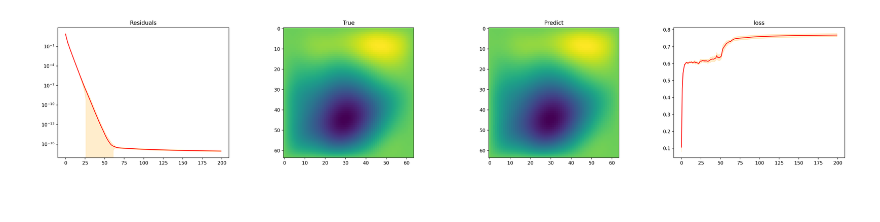
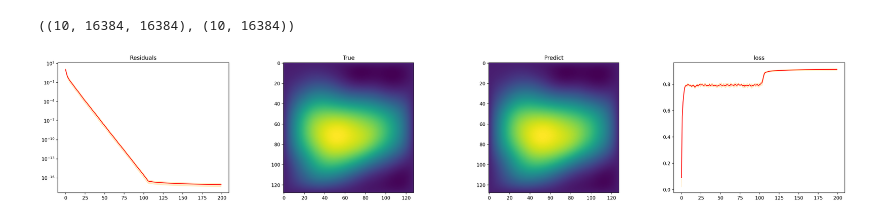
Before and after one commit to arudikov/FCG-NO, a Jupyter notebook: FCG for Poisson equation with generation solution another approach.ipynb, the cells around one changed output. Drawn from its saved outputs; the diff is of its cells as text; code cells hidden in the pictures.

```diff
--- a/FCG for Poisson equation with generation solution another approach.ipynb
+++ b/FCG for Poisson equation with generation solution another approach.ipynb
@@ -382,19 +362,22 @@ A.shape
-# %%
-N_iter = 200
-m_max = 20
-h = 1. / args.grid
-N_epochs = 20
-
-optimization_specification['N_epochs'] = N_epochs
-optimization_specification['batch_size'] = N_samples
-optimization_specification['learning_rate'] = 1e-4
-
-_, Ar = scan(spsolve_scan, [A, dataset[0].reshape(-1, args.grid**2)], jnp.arange(A.shape[0]))
-Ar = jnp.array(Ar)
-
-P, R, U, X, values, _ = FCG(A, dataset[0].reshape(-1, args.grid**2), Ar.reshape(-1, args.grid**2)*h**2, model, N_iter, m_max, optimization_specification)
-# %% [output]
-[figure, removed]
+# %%
+key = random.PRNGKey(12)
+
+N_samples = 10
+A_test, rhs_test = dataset(grid=args.grid, N_samples=N_samples, key=key)
+A_test.shape, rhs_test.shape
+# %% [output]
+((10, 16384, 16384), (10, 16384))
+# %%
+N_iter = 200
+m_max = 10
+h = 1. / args.grid
+
+A_bcsr = jsparse.BCSR.from_bcoo(A_test)
+u_exact = jnp.stack([jsparse.linalg.spsolve(A_bcsr.data[n], A_bcsr.indices[n], A_bcsr.indptr[n], rhs_test[n].reshape(-1,)) for n in range(N_samples)])
+
+P, R, X, values, values_std = FCG(A_test, rhs_test.reshape(-1, args.grid**2), u_exact*h**2, model, N_iter, m_max, optimization_specification)
+# %% [output]
+[figure, added]
 # %%
 model_ = lambda x: x
 
```
Also changed, not shown: parts of 26 cells of this notebook, 1 other file.
